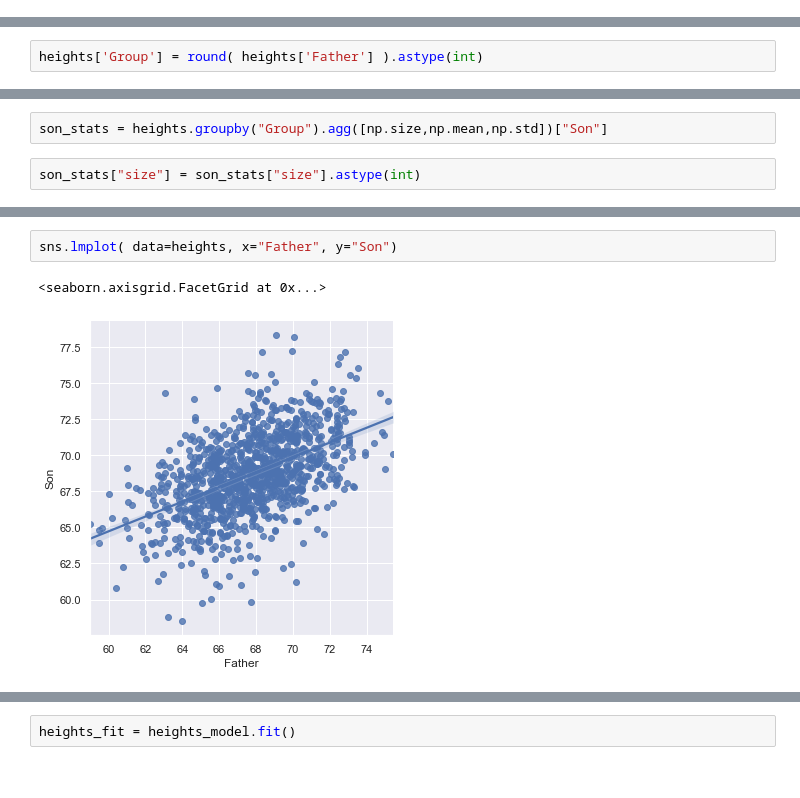
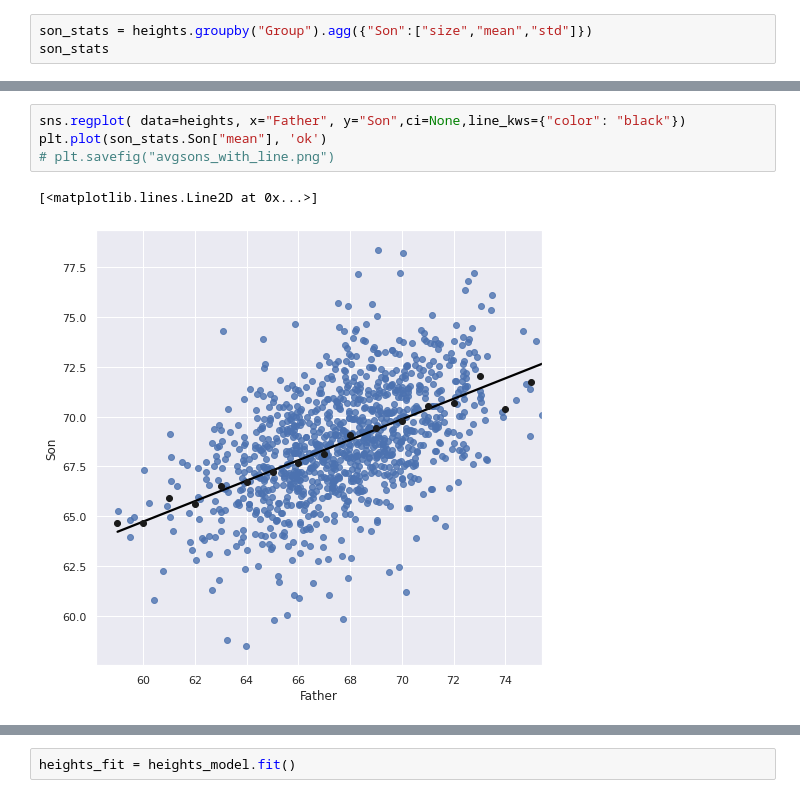
Before and after one commit to pajacobson/regression, a Jupyter notebook: py-notebooks/heights.ipynb, the cells around one changed output, grey strips where cells are left out. Cells and saved outputs as stored; diff of their text form.

```diff
--- a/py-notebooks/heights.ipynb
+++ b/py-notebooks/heights.ipynb
@@ -29,0 +69,3 @@ heights
+# %%
+son_stats = heights.groupby("Group").agg({"Son":["size","mean","std"]})
+son_stats
@@ -52,2 +114,0 @@ np.std(heights['Son'])
-# %%
-heights['Group'] = round( heights['Father'] ).astype(int)
@@ -72,4 +114,0 @@ heights
-# %%
-son_stats = heights.groupby("Group").agg([np.size,np.mean,np.std])["Son"]
-# %%
-son_stats["size"] = son_stats["size"].astype(int)
@@ -149,5 +121,7 @@ g.set_titles(col_template="Father's height: {col_name} inches")
 # %%
-sns.lmplot( data=heights, x="Father", y="Son")
+sns.regplot( data=heights, x="Father", y="Son",ci=None,line_kws={"color": "black"})
+plt.plot(son_stats.Son["mean"], 'ok')
+# plt.savefig("avgsons_with_line.png")
 # %% [output]
-<seaborn.axisgrid.FacetGrid at 0x...>
+[<matplotlib.lines.Line2D at 0x...>]
-[figure, old version]
+[figure, new version]
```
Also changed, not shown: parts of 36 cells of this notebook, 39 other files.
